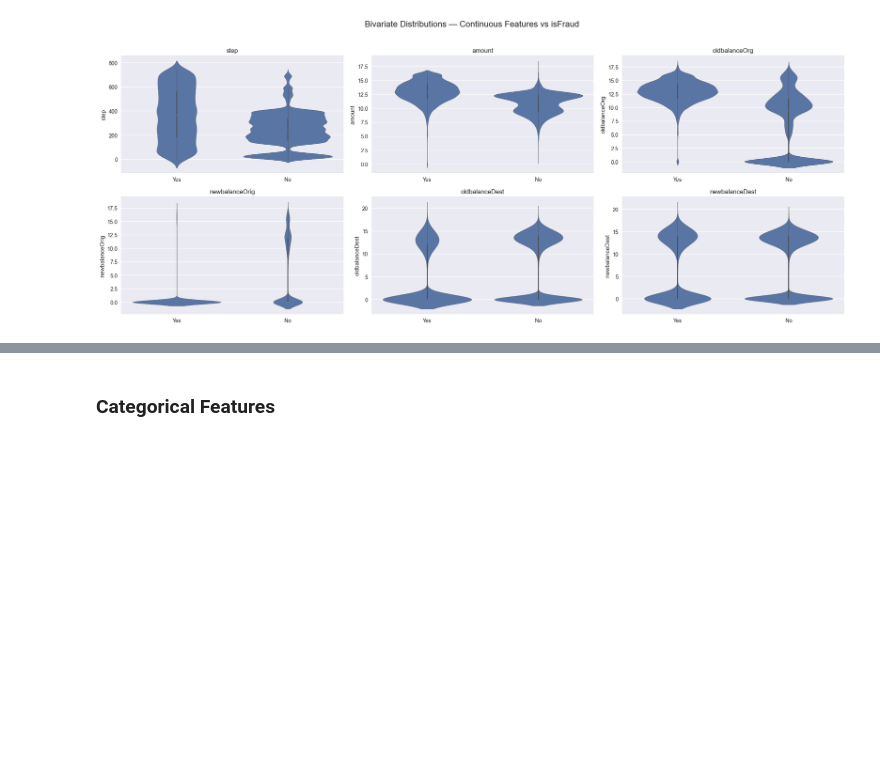
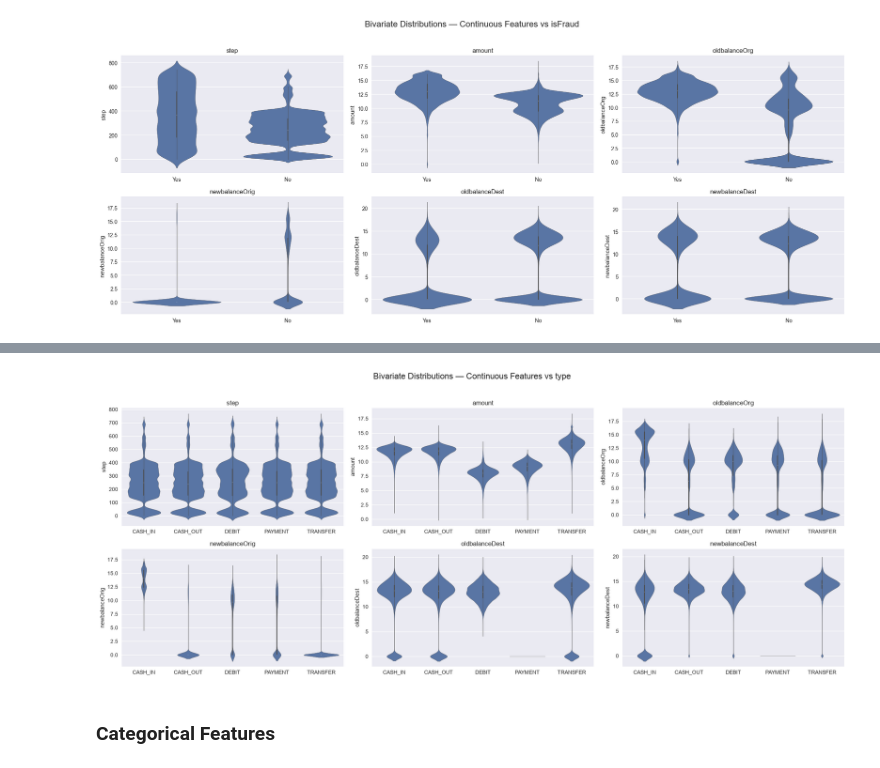
Before and after one commit to joshuasim/fraud-detection, a Jupyter notebook: notebooks/01_eda.ipynb, the cells around one changed output, grey strips where cells are left out. Saved outputs shown, nothing was run; the diff lists cells and outputs as text; code cells hidden in the pictures; blank space fills up the shorter version.

Commit message:
WIP: Continuous x type bivariate analysis interpretation markdown.

```diff
--- a/notebooks/01_eda.ipynb
+++ b/notebooks/01_eda.ipynb
@@ -363,0 +370,5 @@ seeing how there is little different in distribution for old and new balanceDest
+# %%
+df_sampled = pd.concat([
+    g.sample(n=min(len(g), 100_000), random_state=RANDOM_STATE)
+    for _, g in df.groupby('type')
+])
@@ -364,2 +385,23 @@ seeing how there is little different in distribution for old and new balanceDest
+# %%
+continuous_features = ['step', 'amount', 'oldbalanceOrg', 'newbalanceOrig', 'oldbalanceDest', 'newbalanceDest']
+
+fig, axes = plt.subplots(2, 3, figsize=(20, 8))
+axes = axes.flatten()
+
+for i, feature in enumerate(continuous_features):
+    if feature == 'step':
+        sns.violinplot(x='type', y=feature, data=df_sampled, ax=axes[i])
+    else:
+        sns.violinplot(x='type', y=np.log1p(df_sampled[feature]), data=df_sampled, ax=axes[i])
+    axes[i].set_title(feature)
+    axes[i].set_xlabel('')
+    axes[i].set_ylabel(feature)
+
+fig.suptitle('Bivariate Distributions — Continuous Features vs type', fontsize=16, y=1.02)
+plt.tight_layout()
+plt.savefig('../images/bivariate_continuous_type.png', bbox_inches='tight')
+plt.show()
+# %% [output]
+[figure, added]
 # %% [markdown]
 ### Categorical Features
```
Also changed, not shown: parts of 8 cells of this notebook, 1 other file.
